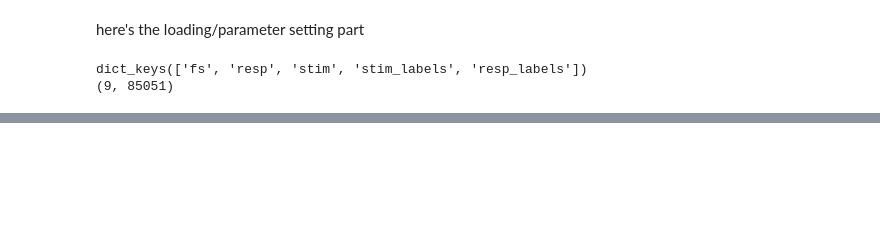
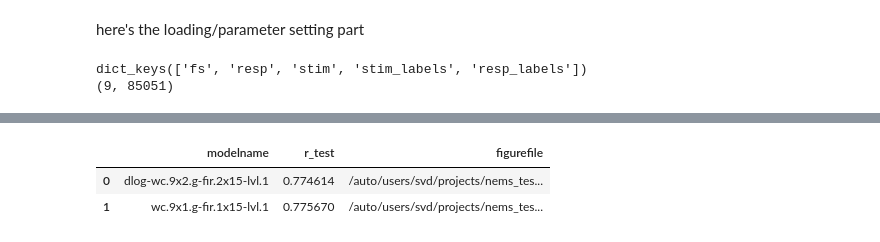
Before and after one commit to LBHB/NEMS0, a Jupyter notebook: notebooks/demo_2p.ipynb, the cells around one changed output, grey strips where cells are left out. Cells and saved outputs as stored; diff of their text form; code cells hidden in the pictures; blank space fills up the shorter version.

```diff
--- a/notebooks/demo_2p.ipynb
+++ b/notebooks/demo_2p.ipynb
@@ -168,0 +250,16 @@ xfspec, ctx = xforms.load_analysis(filepath, eval_model=True)
+# %%
+import nems.db as nd
+import nems.xforms as xforms
+
+# pick your cell/batch/model
+cellid = "POL001-080"
+batch = 1  # define the group of data this belong to (eg, 1: A1, 2: AAF, etc)
+modelspecname = 'wc.9x1.g-fir.1x15-lvl.1'
+
+# find the results in the database
+d=nd.get_results_file(batch=batch, cellids=[cellid])
+d[['modelname','r_test','figurefile']]
+# %% [output]
+|  | modelname | r_test | figurefile |
+| 0 | dlog-wc.9x2.g-fir.2x15-lvl.1 | 0.774614 | /auto/users/svd/projects/nems_tes... |
+| 1 | wc.9x1.g-fir.1x15-lvl.1 | 0.775670 | /auto/users/svd/projects/nems_tes... |
```
Also changed, not shown: parts of 11 cells of this notebook.
